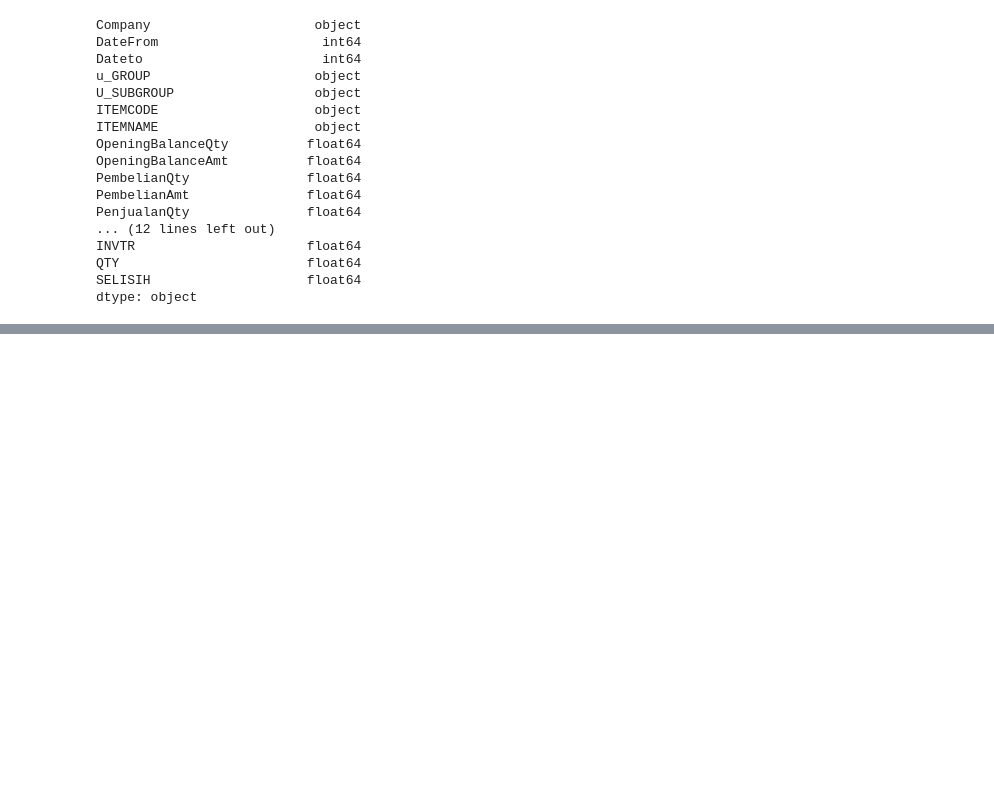
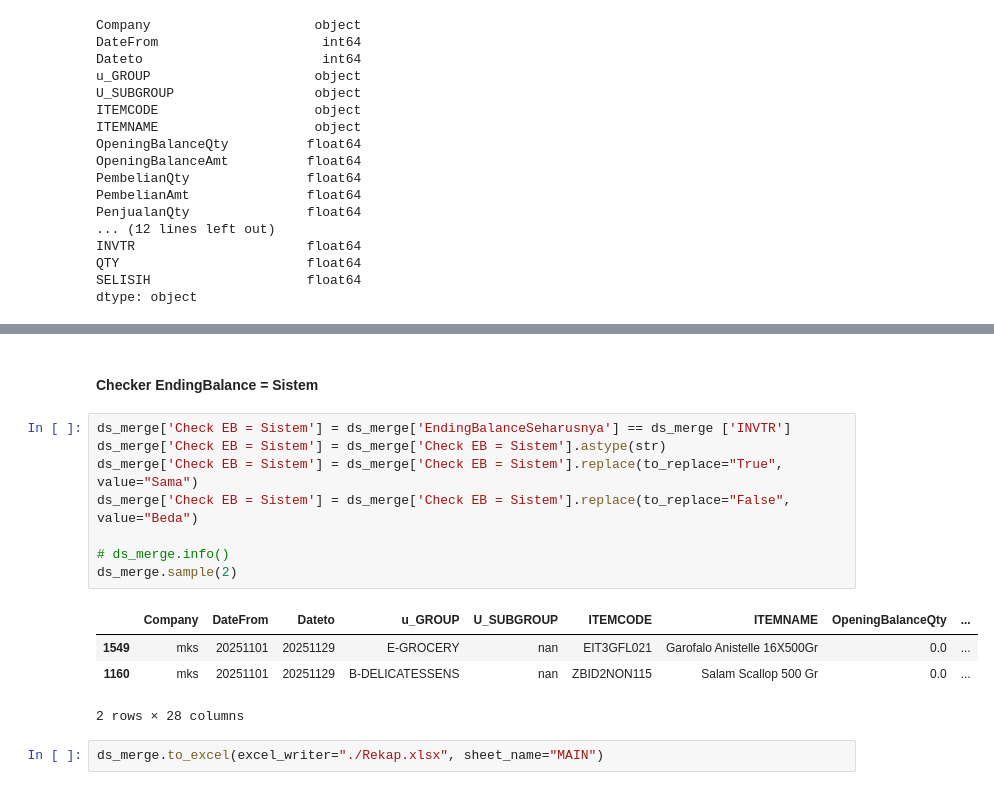
Before and after one commit to rayyanekaputra/automated_st_parser, a Jupyter notebook: parser.ipynb, the cells around one changed output, grey strips where cells are left out. Drawn from its saved outputs; the diff is of its cells as text; blank space fills up the shorter version.

```diff
--- a/parser.ipynb
+++ b/parser.ipynb
@@ -297,0 +347,17 @@ ValueError: a must be greater than 0 unless no samples are taken
+# %% [markdown]
+#### Checker EndingBalance = Sistem
+# %%
+ds_merge['Check EB = Sistem'] = ds_merge['EndingBalanceSeharusnya'] == ds_merge ['INVTR']
+ds_merge['Check EB = Sistem'] = ds_merge['Check EB = Sistem'].astype(str)
+ds_merge['Check EB = Sistem'] = ds_merge['Check EB = Sistem'].replace(to_replace="True", value="Sama")
+ds_merge['Check EB = Sistem'] = ds_merge['Check EB = Sistem'].replace(to_replace="False", value="Beda")
+
+# ds_merge.info()
+ds_merge.sample(2)
+# %% [output]
+|  | Company | DateFrom | Dateto | u_GROUP | U_SUBGROUP | ITEMCODE | ITEMNAME | OpeningBalanceQty | ... |
+| 1549 | mks | 20251101 | 20251129 | E-GROCERY | nan | EIT3GFL021 | Garofalo Anistelle 16X500Gr | 0.0 | ... |
+| 1160 | mks | 20251101 | 20251129 | B-DELICATESSENS | nan | ZBID2NON115 | Salam Scallop 500 Gr | 0.0 | ... |
+2 rows × 28 columns
+# %%
+ds_merge.to_excel(excel_writer="./Rekap.xlsx", sheet_name="MAIN")
```
Also changed, not shown: parts of 13 cells of this notebook, 3 other files.
